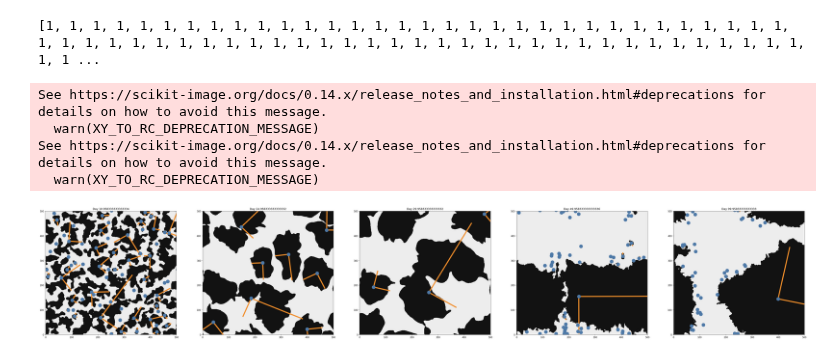
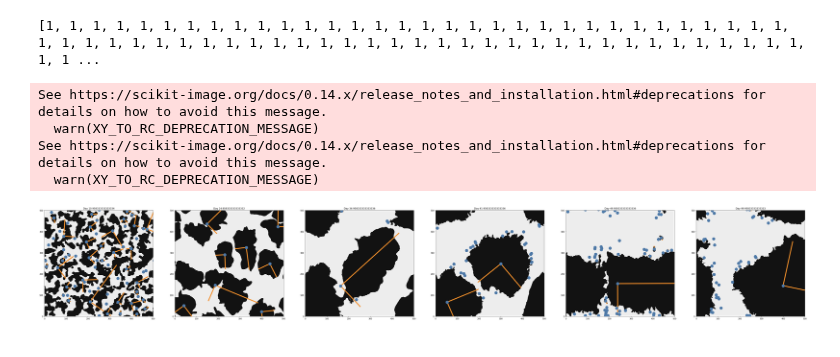
Before and after one commit to tbeucler/2019_WMI, a Jupyter notebook: dev/davidle/ellipsoid.ipynb, the cells around one changed output. Drawn from its saved outputs; the diff is of its cells as text; code cells hidden in the pictures.

```diff
--- a/dev/davidle/ellipsoid.ipynb
+++ b/dev/davidle/ellipsoid.ipynb
@@ -36,16 +37,19 @@ xr  = np.floor(3/2 * xn).astype(int)
 yl  = np.floor_divide(yn, 2)
 yr  = np.floor(3/2 * yn).astype(int)
 
-plt.figure(figsize=(60, 10))
+plt.figure(figsize=(70, 10))
 nr = 1
 #for t in range(0,np.shape(bFMSE)[0],  np.floor_divide(nt, NrPanels)):
-pl = np.array([11,25,30,50,100]) * 24 -1
+#pl = np.array([11,25,30,42,50,100]) * 24 -1
+pl = np.array([11,25,37,42,50,100]) * 24 -1
+#pl = np.array([34,35,36,37,38,39,41,42,43,50]) * 24 -1
+
 for t in pl:
 
     tiled_bFMSE = np.tile(bFMSE[t,nb:-nb,nb:-nb],(2,2))
 
 #    plt.subplot(1, NrPanels, t/np.floor_divide(np.shape(bFMSE)[0], NrPanels)+1)
-    plt.subplot(1, 5, nr)
+    plt.subplot(1, 6, nr)
     nr += 1
     plt.contourf(tiled_bFMSE[xl:xr,yl:yr], cmap = 'binary')
     plt.title('Day '+str(t/24))
@@ -55,31 +59,31 @@ for t in pl:
 
     for p in range(len(props)):
         y0, x0 = props[p].centroid
 
          #Skip allobjects who's centroid is not in the untiled domain
         if  x0 < xl or x0 > xr:
             continue
 
         if  y0 < yl or y0 > yr:
             continue
 
         y0, x0 = props[p].centroid - xl
         x1 = x0 + math.cos(props[p].orientation) * 0.5 * props[p].major_axis_length
         y1 = y0 - math.sin(props[p].orientation) * 0.5 * props[p].major_axis_length
         x2 = x0 - math.sin(props[p].orientation) * 0.5 * props[p].minor_axis_length
         y2 = y0 - math.cos(props[p].orientation) * 0.5 * props[p].minor_axis_length
 
         plt.plot((x0, x1), (y0, y1), color='#F28E2B', linewidth=5)
         plt.plot((x0, x2), (y0, y2), color='#F28E2B', linewidth=5)
         plt.plot(x0, y0, marker='.', color='#4E79A7', markersize=30)
 
         plt.xlim((0,500))
         plt.ylim((0,500))
 
 plt.savefig('blobs.pdf')
 # %% [output]
 See https://scikit-image.org/docs/0.14.x/release_notes_and_installation.html#deprecations for details on how to avoid this message.
   warn(XY_TO_RC_DEPRECATION_MESSAGE)
 See https://scikit-image.org/docs/0.14.x/release_notes_and_installation.html#deprecations for details on how to avoid this message.
   warn(XY_TO_RC_DEPRECATION_MESSAGE)
-[figure, old version]
+[figure, new version]
```
Also changed, not shown: parts of 9 cells of this notebook.
